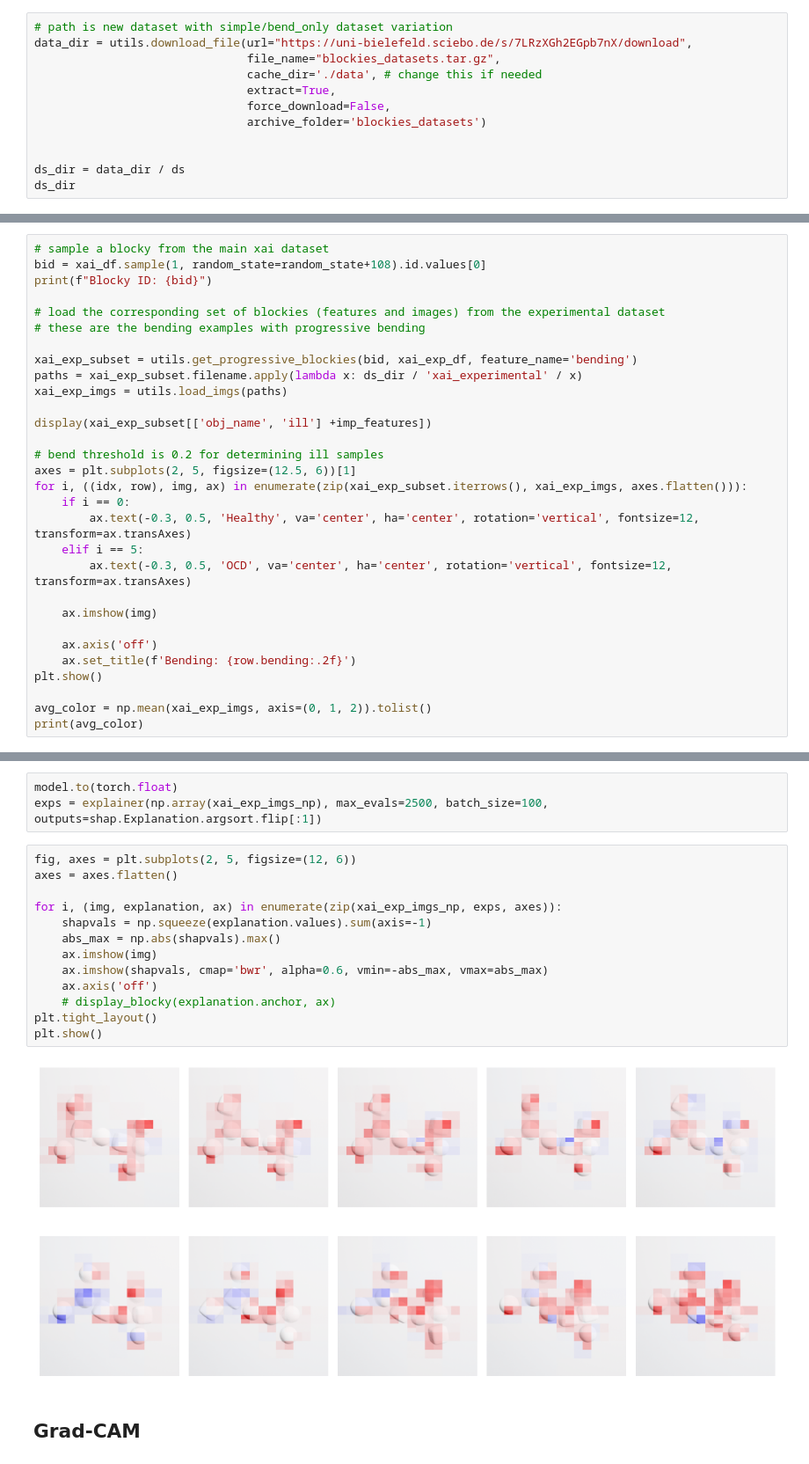
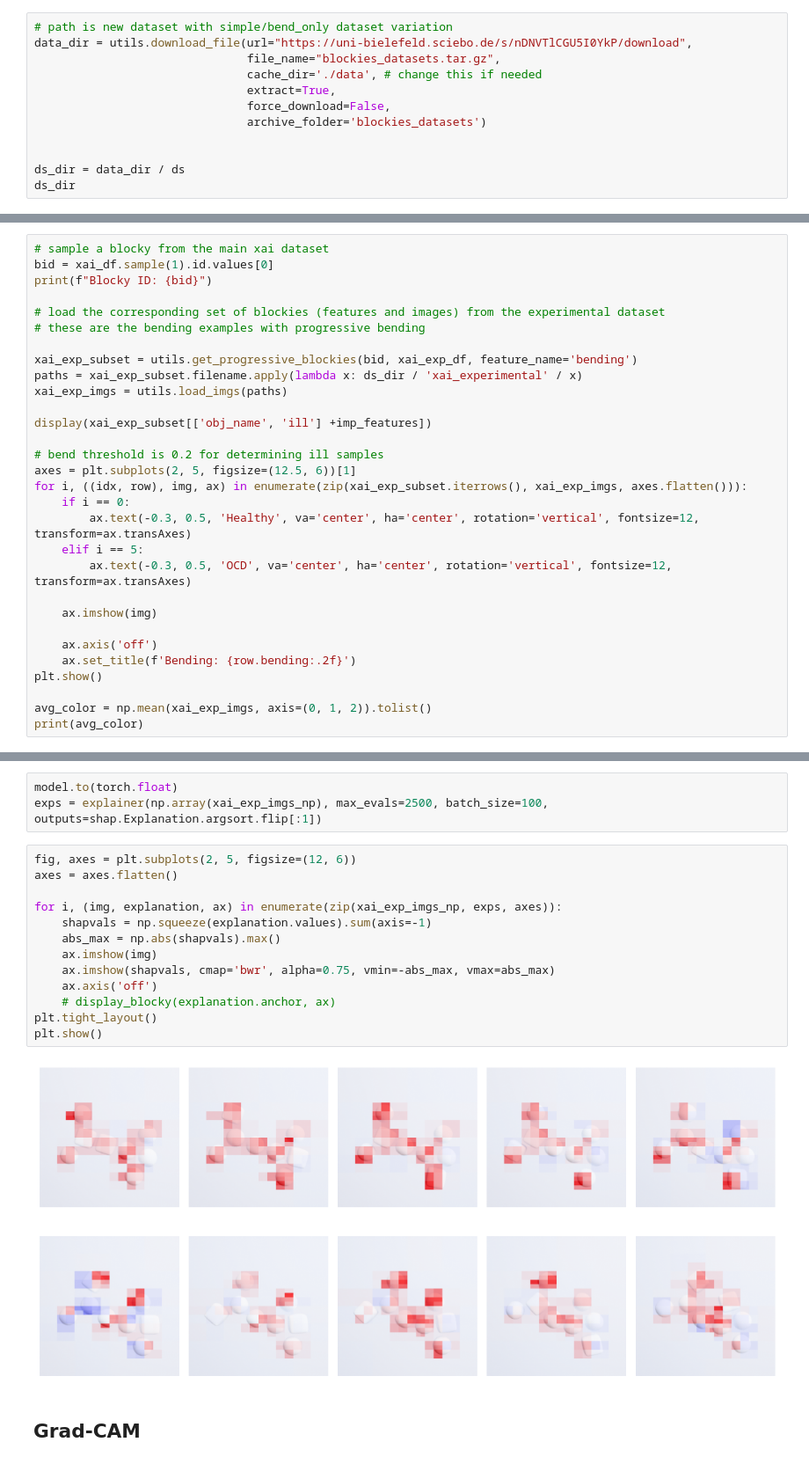
Before and after one commit to davidsjohnson/blockies-xai, a Jupyter notebook: simple_blockies_xai_bend_only.ipynb, the cells around one changed output, grey strips where cells are left out. Shown at 88% size. Saved outputs shown, nothing was run; the diff lists cells and outputs as text.

```diff
--- a/simple_blockies_xai_bend_only.ipynb
+++ b/simple_blockies_xai_bend_only.ipynb
@@ -72,7 +72,7 @@ imp_features = ['ill_chars', 'main_spherical', 'sec_spherical', 'sphere_diff', '
 ## Load Dataset and Dataloaders
 # %%
 # path is new dataset with simple/bend_only dataset variation
-data_dir = utils.download_file(url="https://uni-bielefeld.sciebo.de/s/7LRzXGh2EGpb7nX/download",
+data_dir = utils.download_file(url="https://uni-bielefeld.sciebo.de/s/nDNVTlCGU5I0YkP/download",
                                file_name="blockies_datasets.tar.gz",
                                cache_dir='./data', # change this if needed
                                extract=True,
@@ -406,7 +402,7 @@ Here we view an example of the progression of the single bending feature for the
 The bend threshold for this example is 0.2, below that the blockies are *healthy* and above that they are *ill*
 # %%
 # sample a blocky from the main xai dataset
-bid = xai_df.sample(1, random_state=random_state+108).id.values[0]
+bid = xai_df.sample(1).id.values[0]
 print(f"Blocky ID: {bid}")
 
 # load the corresponding set of blockies (features and images) from the experimental dataset
@@ -598,18 +594,18 @@ exps = explainer(np.array(xai_exp_imgs_np), max_evals=2500, batch_size=100, outp
 # %%
 fig, axes = plt.subplots(2, 5, figsize=(12, 6))
 axes = axes.flatten()
 
 for i, (img, explanation, ax) in enumerate(zip(xai_exp_imgs_np, exps, axes)):
     shapvals = np.squeeze(explanation.values).sum(axis=-1)
     abs_max = np.abs(shapvals).max()
     ax.imshow(img)
-    ax.imshow(shapvals, cmap='bwr', alpha=0.6, vmin=-abs_max, vmax=abs_max)
+    ax.imshow(shapvals, cmap='bwr', alpha=0.75, vmin=-abs_max, vmax=abs_max)
     ax.axis('off')
     # display_blocky(explanation.anchor, ax)
 plt.tight_layout()
 plt.show()
 # %% [output]
-[figure, old version]
+[figure, new version]
 # %% [markdown]
 ## Grad-CAM
 # %%
```
Also changed, not shown: parts of 15 cells of this notebook.
